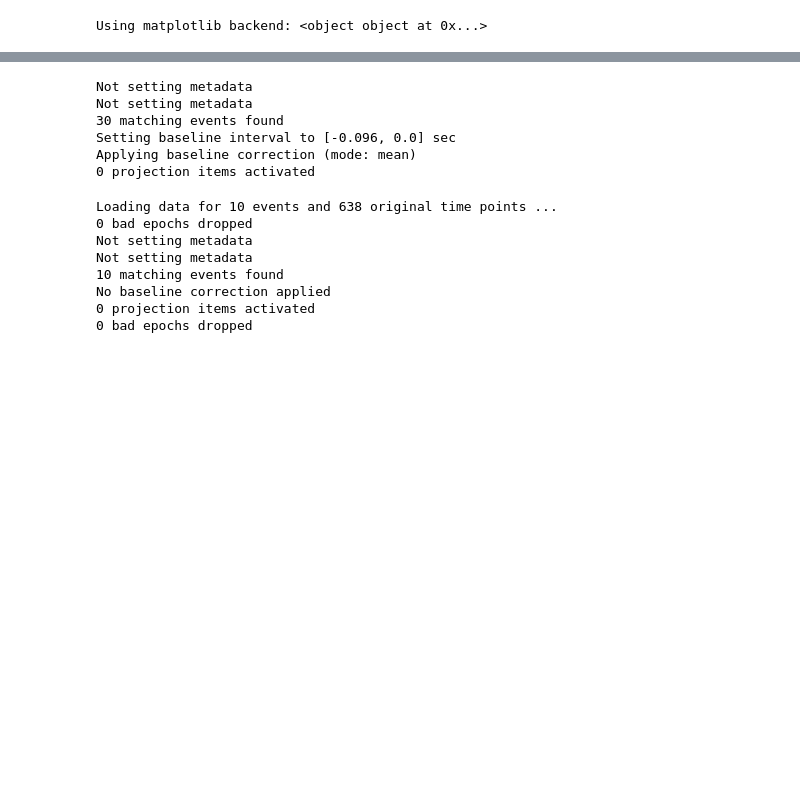
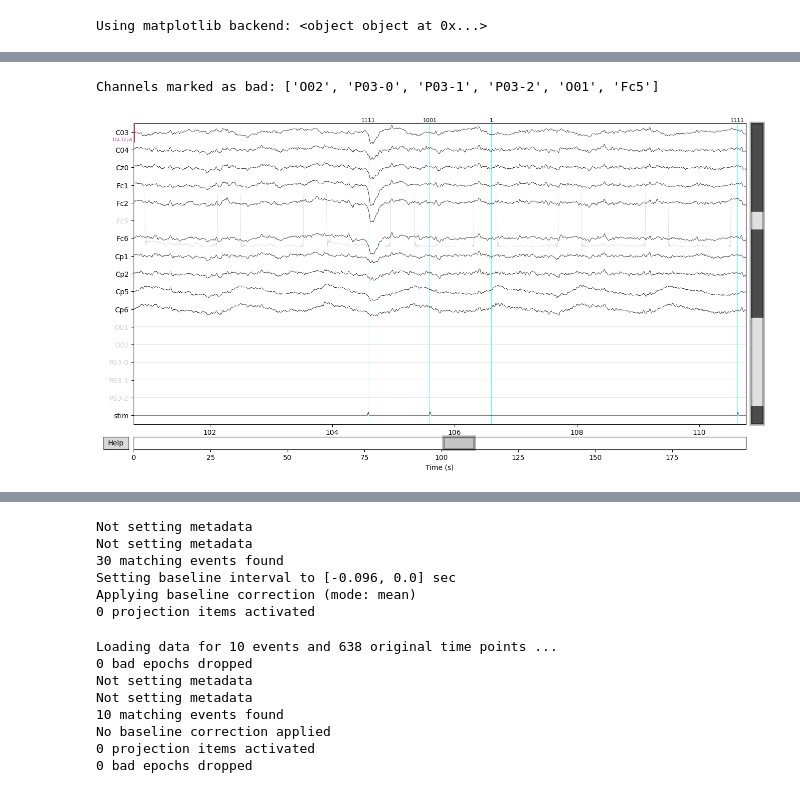
Before and after one commit to AviH0/BCI4ALS-MI, a Jupyter notebook: python/python-dev.ipynb, the cells around one changed output, grey strips where cells are left out. Saved outputs shown, nothing was run; the diff lists cells and outputs as text; code cells hidden in the pictures; blank space fills up the shorter version.

```diff
--- a/python/python-dev.ipynb
+++ b/python/python-dev.ipynb
@@ -92,0 +95,5 @@ Event IDs: [   1    2    3    9   99 1001 1111]
+# %%
+raw.plot(events, block=True)
+# %% [output]
+Channels marked as bad: ['O02', 'P03-0', 'P03-1', 'P03-2', 'O01', 'Fc5']
+[figure, added]
```
Also changed, not shown: parts of 7 cells of this notebook.
